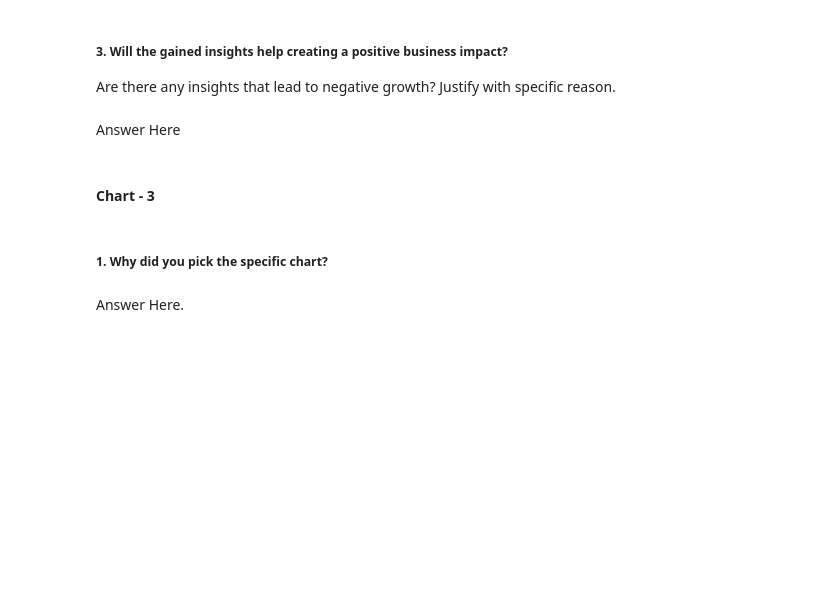
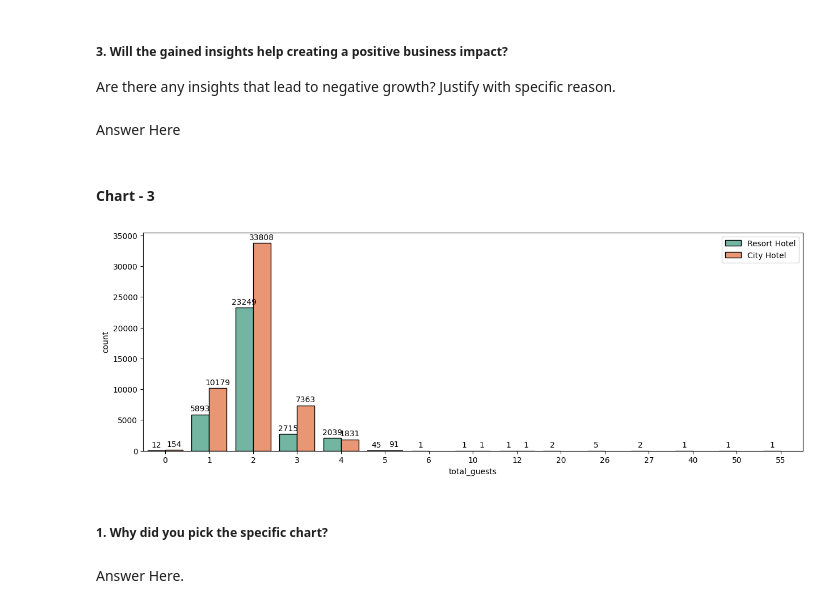
Before and after one commit to Mrinal-Official/Hotel-Booking-Analysis, a Jupyter notebook: EDA_on_Hotel_Booking_dataset.ipynb, the cells around one changed output. Cells and saved outputs as stored; diff of their text form; code cells hidden in the pictures; blank space fills up the shorter version.

```diff
--- a/EDA_on_Hotel_Booking_dataset.ipynb
+++ b/EDA_on_Hotel_Booking_dataset.ipynb
@@ -335,3 +345,13 @@ Answer Here
+# %%
+# Chart - 3 visualization code
+plt.figure(figsize= (15,5))
+sns.countplot(x = df['total_guests'], hue = df['hotel'], edgecolor = 'black', palette = 'Set2')
+for i, containers in enumerate(plt.gca().containers):
+  plt.bar_label(containers, padding = 2)
+plt.legend()
+plt.show()
+# %% [output]
+[figure, added]
 # %% [markdown]
 ##### 1. Why did you pick the specific chart?
 # %% [markdown]
```
Also changed, not shown: parts of 21 cells of this notebook.
